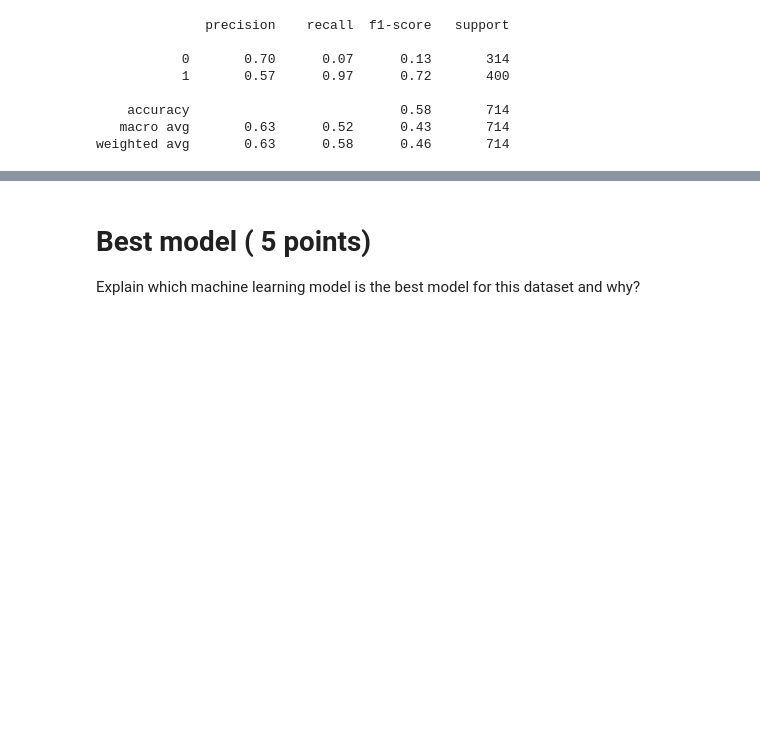
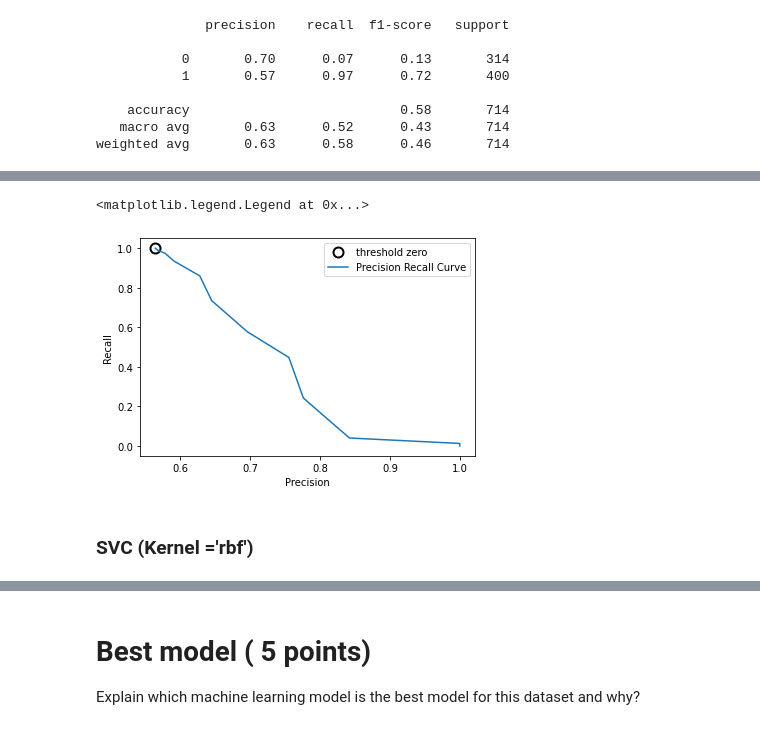
Before and after one commit to ddahiya16/Machine-Learning, a Jupyter notebook: Exam - Summer 2021.ipynb, the cells around one changed output, grey strips where cells are left out. Drawn from its saved outputs; the diff is of its cells as text; code cells hidden in the pictures; blank space fills up the shorter version.

```diff
--- a/Exam - Summer 2021.ipynb
+++ b/Exam - Summer 2021.ipynb
@@ -1917,0 +2019,22 @@ weighted avg       0.63      0.58      0.46       714
+# %%
+%matplotlib inline
+
+from sklearn.metrics import precision_recall_curve
+precision_knn, recall_knn, thresholds_knn = precision_recall_curve(y_test, clf_knn.predict_proba(x_test)[:, 1])
+
+# find threshold closest to zero
+close_zero = np.argmin(np.abs(thresholds_knn))
+
+plt.plot(precision_knn[close_zero], recall_knn[close_zero], 'o', markersize=10,
+         label="threshold zero", fillstyle="none", c='k', mew=2)
+
+plt.plot(precision_knn, recall_knn, label="Precision Recall Curve")
+
+plt.xlabel("Precision")
+plt.ylabel("Recall")
+plt.legend(loc="best")
+# %% [output]
+<matplotlib.legend.Legend at 0x...>
+[figure, added]
+# %% [markdown]
+### SVC (Kernel ='rbf')
```
Also changed, not shown: parts of 16 cells of this notebook.
